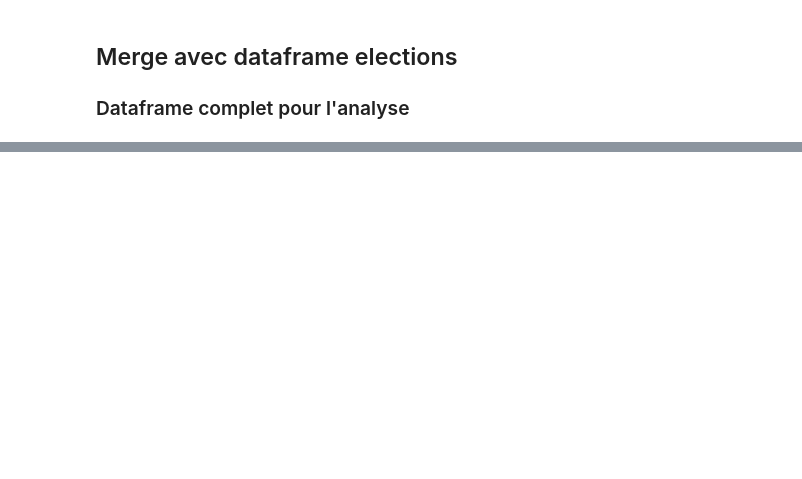
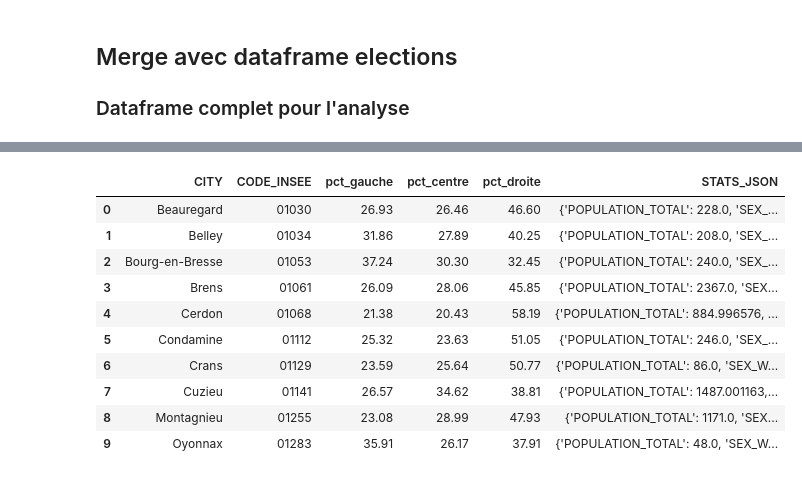
Before and after one commit to AlexandreCrestien/political-prediction, a Jupyter notebook: data/full_stat.ipynb, the cells around one changed output, grey strips where cells are left out. Cells and saved outputs as stored; diff of their text form; code cells hidden in the pictures; blank space fills up the shorter version.

```diff
--- a/data/full_stat.ipynb
+++ b/data/full_stat.ipynb
@@ -162,0 +337,44 @@ df_merged.to_csv('statistiques.csv', index=False, sep=';', encoding='utf-8')
+# %%
+import pandas as pd
+import json
+
+# --- 1. On définit la liste des colonnes à mettre dans le JSON ---
+df_test = df_merged.copy()  # On travaille sur une copie pour éviter de modifier l'original
+cols_for_json = [
+    'POPULATION_TOTAL', 'SEX_WOMEN', 'SEX_MEN', 'SPC_FARMERS', 'SPC_BUSINESS',
+    'SPC_INACTIVES', 'SPC_EXECUTIVES', 'SPC_EMPLOYEES', 'SPC_WORKERS',
+    'SPC_INTERMEDIATES', 'SPC_RETIRED', 'FAMILY_CHILDREN', 'FAMILY_CHILDLESS',
+    'FAMILY_SINGLE_PARENT', 'ONE_WOMAN', 'ONE_MAN', 'FAMILY', 'HOUSESHARE',
+    'ONE_PERSON', 'AGE_80+', 'AGE_15_24', 'AGE_25_39', 'AGE_40_54',
+    'AGE_55_64', 'AGE_65_79', 'SINGLE', 'DIVORCED', 'LIVEIN_PARTNER',
+    'MARRIED', 'CIVIL_PARTNER', 'WIDOWED', 'Inscrits', 'Abstentions',
+    'Votants', 'Blancs', 'Nuls', 'Exprimés', 'pct_abstention',
+    'pct_blancs', 'pct_nuls'
+]
+
+# --- 2. On crée la colonne JSON (au format dictionnaire ou chaîne de caractères) ---
+
+# Option A : Tu veux un vrai dictionnaire Python dans la cellule (recommandé pour la manipulation)
+df_test['STATS_JSON'] = df_test[cols_for_json].to_dict(orient='records')
+
+# Option B : Tu veux une vraie chaîne de caractères JSON (le texte '{"POPULATION_TOTAL": ...}')
+# df_test['STATS_JSON'] = df_test[cols_for_json].apply(lambda row: row.to_json(), axis=1)
+
+
+# --- 3. On filtre pour ne garder que ce que tu as demandé ---
+final_cols = ['CITY', 'CODE_INSEE', 'pct_gauche', 'pct_centre', 'pct_droite', 'STATS_JSON']
+df_final = df_test[final_cols]
+# %%
+df_final.head(10)
+# %% [output]
+|  | CITY | CODE_INSEE | pct_gauche | pct_centre | pct_droite | STATS_JSON |
+| 0 | Beauregard | 01030 | 26.93 | 26.46 | 46.60 | {'POPULATION_TOTAL': 228.0, 'SEX_... |
+| 1 | Belley | 01034 | 31.86 | 27.89 | 40.25 | {'POPULATION_TOTAL': 208.0, 'SEX_... |
+| 2 | Bourg-en-Bresse | 01053 | 37.24 | 30.30 | 32.45 | {'POPULATION_TOTAL': 240.0, 'SEX_... |
+| 3 | Brens | 01061 | 26.09 | 28.06 | 45.85 | {'POPULATION_TOTAL': 2367.0, 'SEX... |
+| 4 | Cerdon | 01068 | 21.38 | 20.43 | 58.19 | {'POPULATION_TOTAL': 884.996576, ... |
+| 5 | Condamine | 01112 | 25.32 | 23.63 | 51.05 | {'POPULATION_TOTAL': 246.0, 'SEX_... |
+| 6 | Crans | 01129 | 23.59 | 25.64 | 50.77 | {'POPULATION_TOTAL': 86.0, 'SEX_W... |
+| 7 | Cuzieu | 01141 | 26.57 | 34.62 | 38.81 | {'POPULATION_TOTAL': 1487.001163,... |
+| 8 | Montagnieu | 01255 | 23.08 | 28.99 | 47.93 | {'POPULATION_TOTAL': 1171.0, 'SEX... |
+| 9 | Oyonnax | 01283 | 35.91 | 26.17 | 37.91 | {'POPULATION_TOTAL': 48.0, 'SEX_W... |
```
Also changed, not shown: parts of 8 cells of this notebook.
